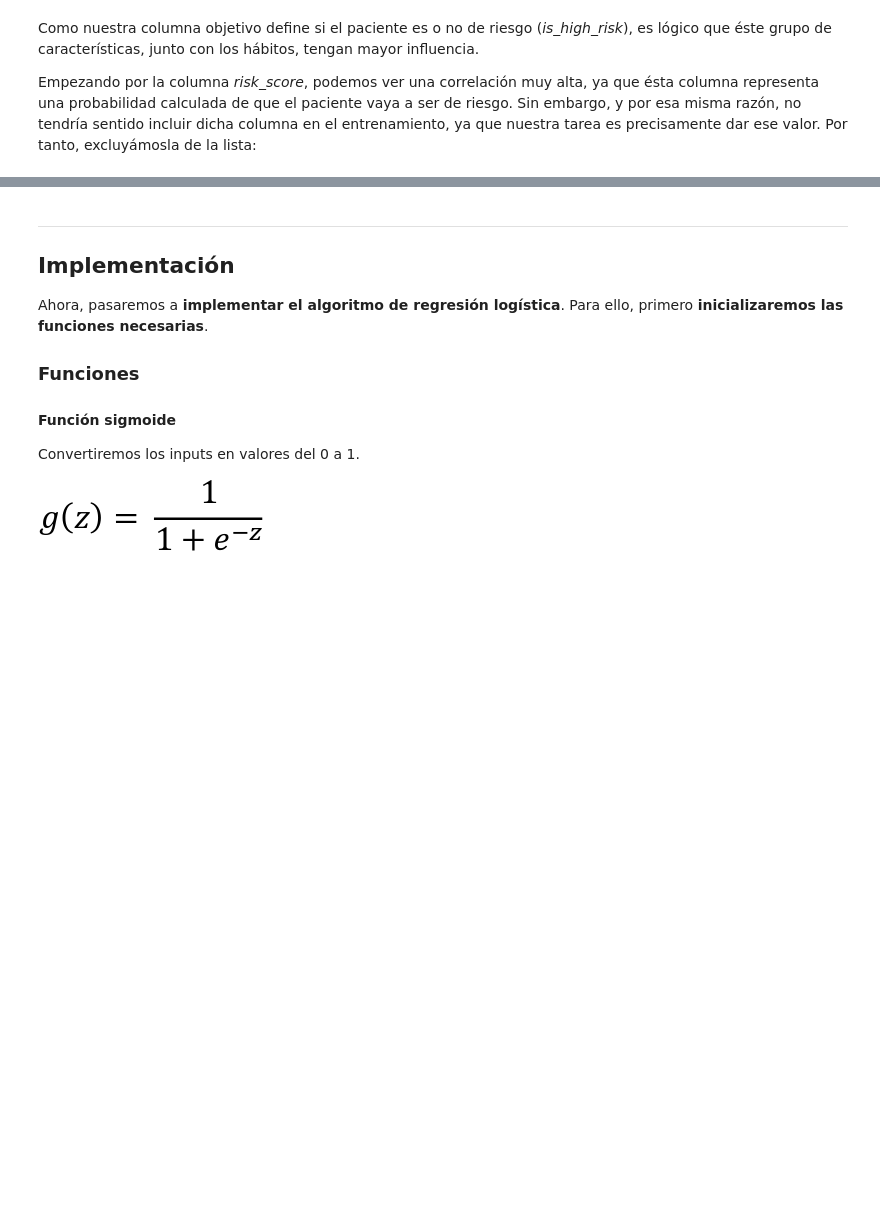
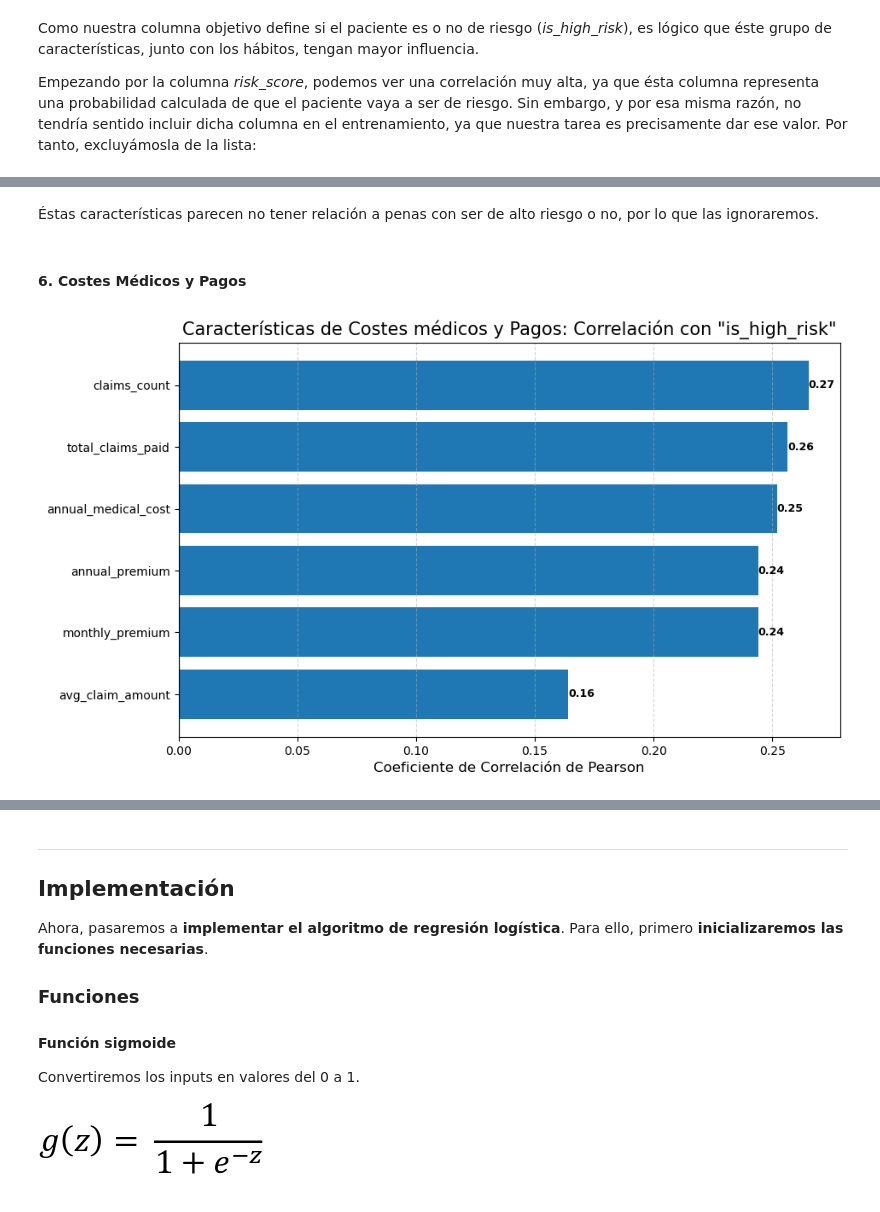
Before and after one commit to Val2a/trabajo-ia, a Jupyter notebook: RegresionLogistica.ipynb, the cells around one changed output, grey strips where cells are left out. Cells and saved outputs as stored; diff of their text form; code cells hidden in the pictures; blank space fills up the shorter version.

```diff
--- a/RegresionLogistica.ipynb
+++ b/RegresionLogistica.ipynb
@@ -515,0 +568,17 @@ print(columnas_entr)
+# %% [markdown]
+Éstas características parecen no tener relación a penas con ser de alto riesgo o no, por lo que las ignoraremos.
+# %% [markdown]
+#### 6. Costes Médicos y Pagos
+# %%
+costes_pagos_cols = ['annual_medical_cost', 'annual_premium',
+       'monthly_premium', 'claims_count', 'avg_claim_amount',
+       'total_claims_paid']
+
+costes_pagos_corr = calcularCorrelacionPearson(columna_objetivo, costes_pagos_cols, data)
+
+# Al igual que en el punto 4, ésto tiene su razón de ser
+# columnas_entr += selColumnasEntrenamiento(umbral, costes_pagos_corr)
+
+mostrarCorrelacion(costes_pagos_corr, 'Características de Costes médicos y Pagos: Correlación con "is_high_risk"')
+# %% [output]
+[figure, added]
```
Also changed, not shown: parts of 27 cells of this notebook.
